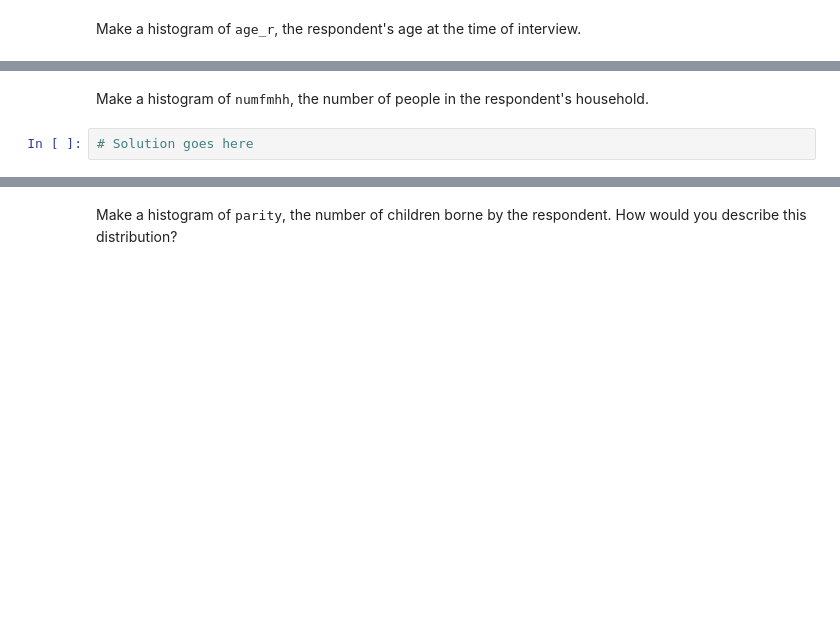
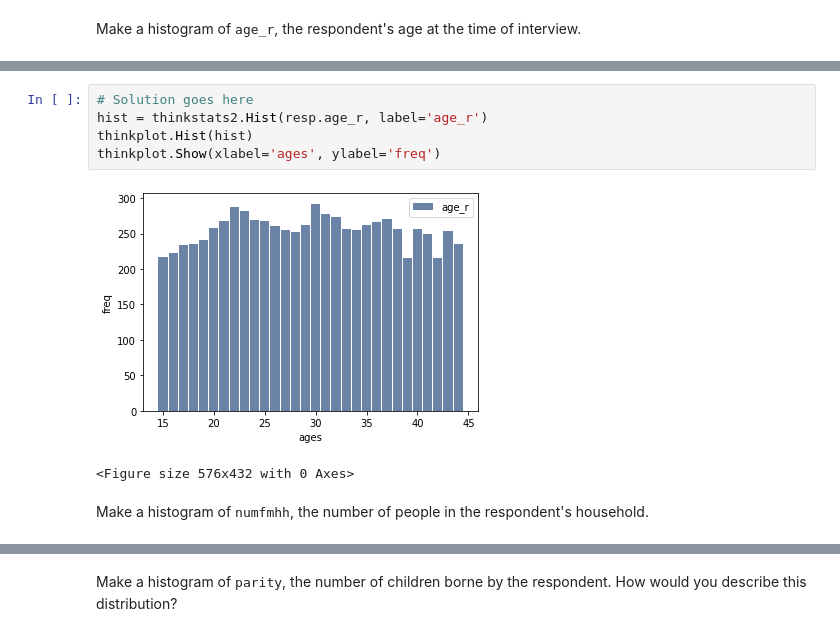
Before and after one commit to sssoyeonss/ThinkStats2, a Jupyter notebook: code/chap02ex.ipynb, the cells around one changed output, grey strips where cells are left out. Drawn from its saved outputs; the diff is of its cells as text; blank space fills up the shorter version.

```diff
--- a/code/chap02ex.ipynb
+++ b/code/chap02ex.ipynb
@@ -296,4 +324,10 @@ Make a histogram of <tt>age_r</tt>, the respondent's age at the time of intervie
+# %%
+# Solution goes here
+hist = thinkstats2.Hist(resp.age_r, label='age_r')
+thinkplot.Hist(hist)
+thinkplot.Show(xlabel='ages', ylabel='freq')
+# %% [output]
+[figure, added]
+<Figure size 576x432 with 0 Axes>
 # %% [markdown]
 Make a histogram of <tt>numfmhh</tt>, the number of people in the respondent's household.
-# %%
-# Solution goes here
```
Also changed, not shown: parts of 20 cells of this notebook.
